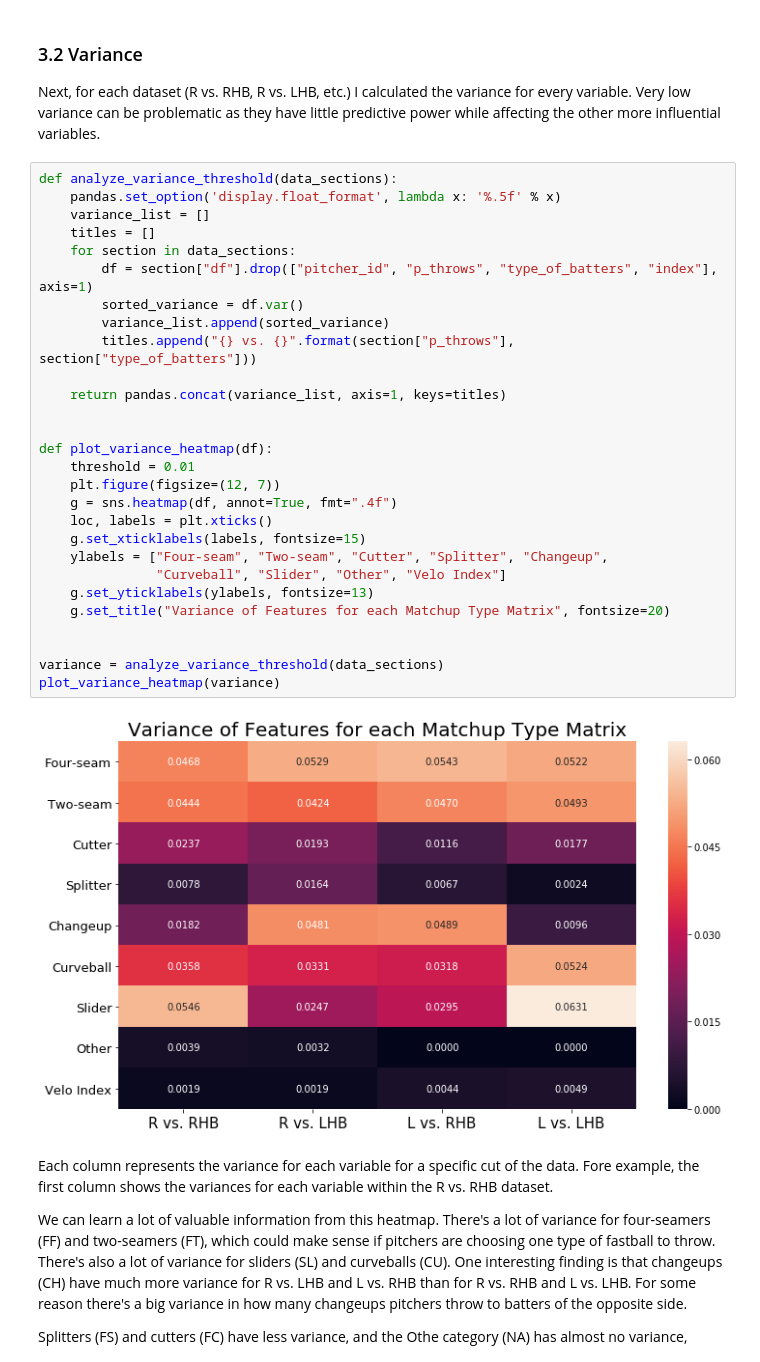
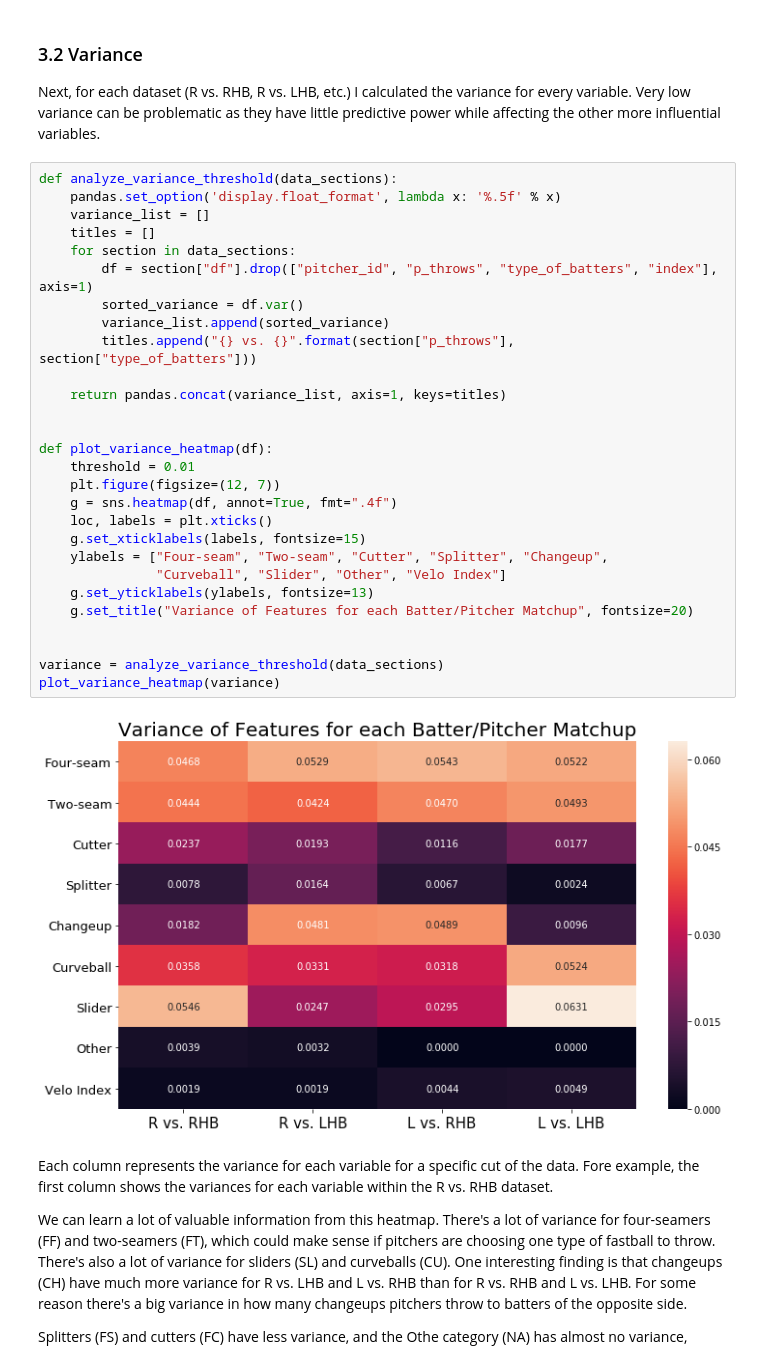
Before and after one commit to dsaltz432/MLB-Pitch-Types, a Jupyter notebook: Clustering Pitcher Types.ipynb, the cells around one changed output. Cells and saved outputs as stored; diff of their text form.

```diff
--- a/Clustering Pitcher Types.ipynb
+++ b/Clustering Pitcher Types.ipynb
@@ -483,33 +452,33 @@ Next, for each dataset (R vs. RHB, R vs. LHB, etc.) I calculated the variance fo
 # %%
 def analyze_variance_threshold(data_sections):
     pandas.set_option('display.float_format', lambda x: '%.5f' % x)
     variance_list = []
     titles = []
     for section in data_sections:
         df = section["df"].drop(["pitcher_id", "p_throws", "type_of_batters", "index"], axis=1)
         sorted_variance = df.var()
         variance_list.append(sorted_variance)
         titles.append("{} vs. {}".format(section["p_throws"], section["type_of_batters"]))
 
     return pandas.concat(variance_list, axis=1, keys=titles)
 
 
 def plot_variance_heatmap(df):
     threshold = 0.01
     plt.figure(figsize=(12, 7))
     g = sns.heatmap(df, annot=True, fmt=".4f")
     loc, labels = plt.xticks()
     g.set_xticklabels(labels, fontsize=15)
     ylabels = ["Four-seam", "Two-seam", "Cutter", "Splitter", "Changeup",
                "Curveball", "Slider", "Other", "Velo Index"]
     g.set_yticklabels(ylabels, fontsize=13)
-    g.set_title("Variance of Features for each Matchup Type Matrix", fontsize=20)
+    g.set_title("Variance of Features for each Batter/Pitcher Matchup", fontsize=20)
 
 
 variance = analyze_variance_threshold(data_sections)
 plot_variance_heatmap(variance)
 # %% [output]
-[figure, old version]
+[figure, new version]
 # %% [markdown]
 Each column represents the variance for each variable for a specific cut of the data. Fore example, the first column shows the variances for each variable within the R vs. RHB dataset.
 
```
Also changed, not shown: parts of 11 cells of this notebook.
